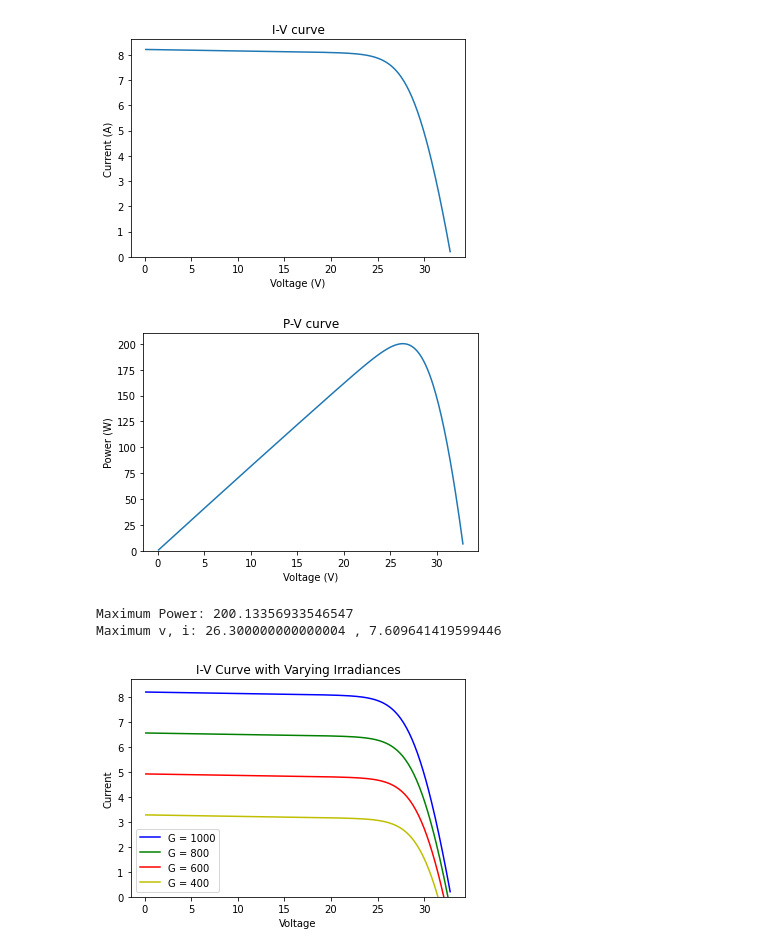
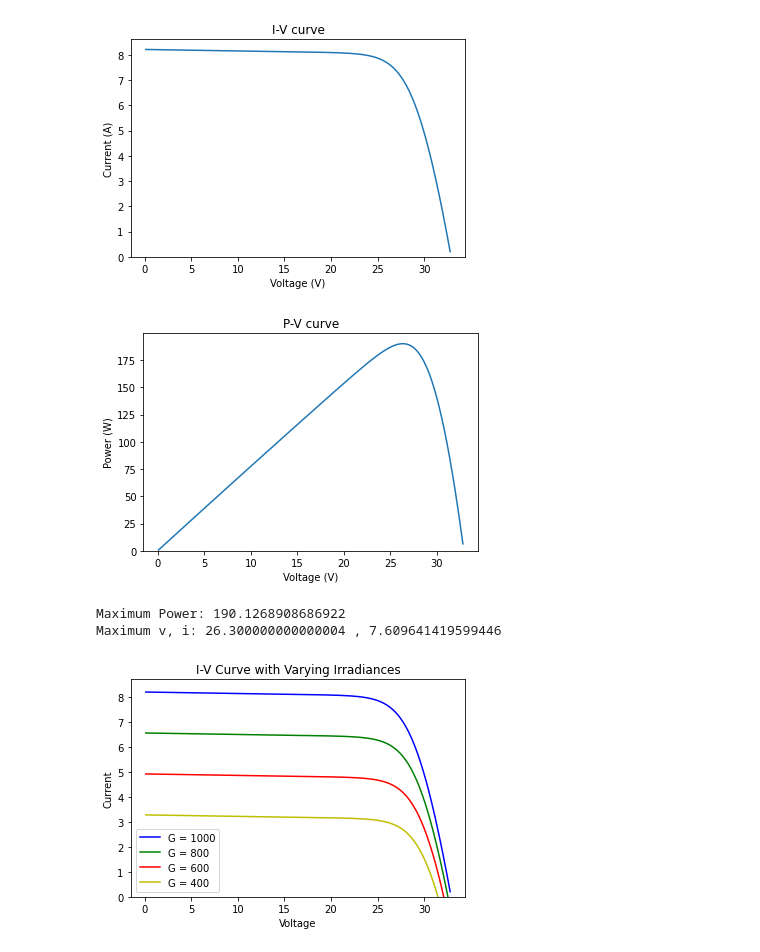
Before and after one commit to margot03/InSIGHT, a Jupyter notebook: Demo.ipynb, the cells around one changed output. Saved outputs shown, nothing was run; the diff lists cells and outputs as text; code cells hidden in the pictures.

```diff
--- a/Demo.ipynb
+++ b/Demo.ipynb
@@ -24,28 +24,30 @@ T = Tn
 Egap = 1.8 * 10 ** -19 # Bandgap of silicon (silicio cristalino)
 
 err = 0.0001
+inverter = 0.95
+array_dim = [1, 1]
 # %%
 # Nominal PV model
 
 # initialize model object
-pv_mod = pv_model_class.PvModel(Iscn, Vocn, Imp, Vmp, Kv, Ki, Ns, Gn, G, Tn, T, Egap, err)
+pv_mod = pv_model_class.PvModel(Iscn, Vocn, Imp, Vmp, Kv, Ki, Ns, Gn, G, Tn, T, Egap, err, inverter, array_dim)
 # find resistor values and diode ideality constant
 Rs, Rp, a = pv_mod.find_resistors()
 # find voltage, current, and power arrays
 v, i, P = pv_mod.calculate_power(Rs, Rp, a)
 
 # plot IV and PV curves
 pv_mod._plot(v, i, 'Voltage (V)', 'Current (A)', 'I-V curve')
 pv_mod._plot(v, P, 'Voltage (V)', 'Power (W)', 'P-V curve')
 
 # find maximum power point
 P_max = np.argmax(P)
 print('Maximum Power:', P[P_max])
 print('Maximum v, i:', v[P_max],",",i[P_max])
 # %% [output]
 [figure]
-[figure, old version]
+[figure, new version]
-Maximum Power: 200.13356933546547
+Maximum Power: 190.1268908686922
 Maximum v, i: 26.300000000000004 , 7.609641419599446
 # %%
 ## Sensitivity analysis: Varying Irradiances
```
Also changed, not shown: parts of 3 cells of this notebook, 2 other files.
